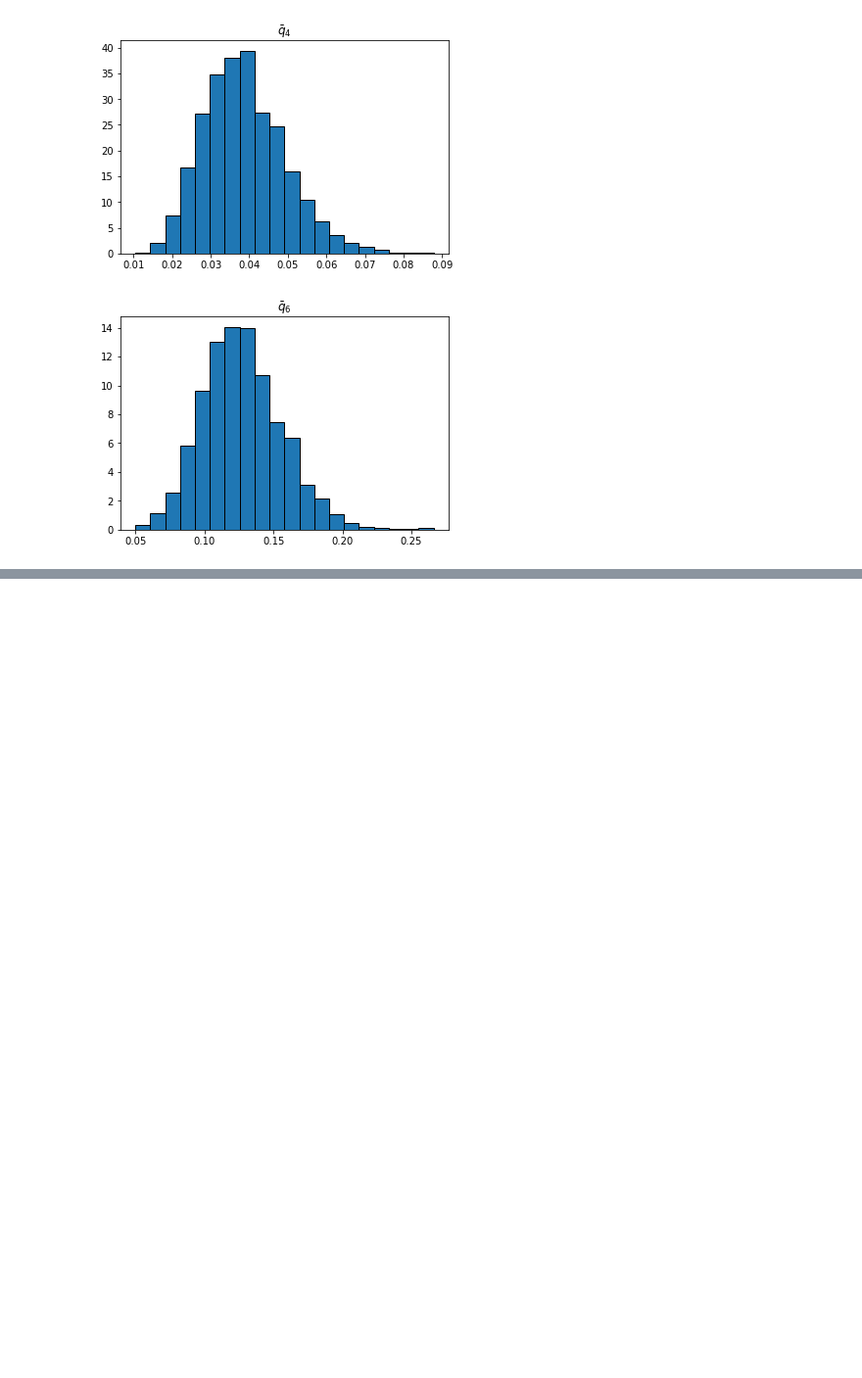
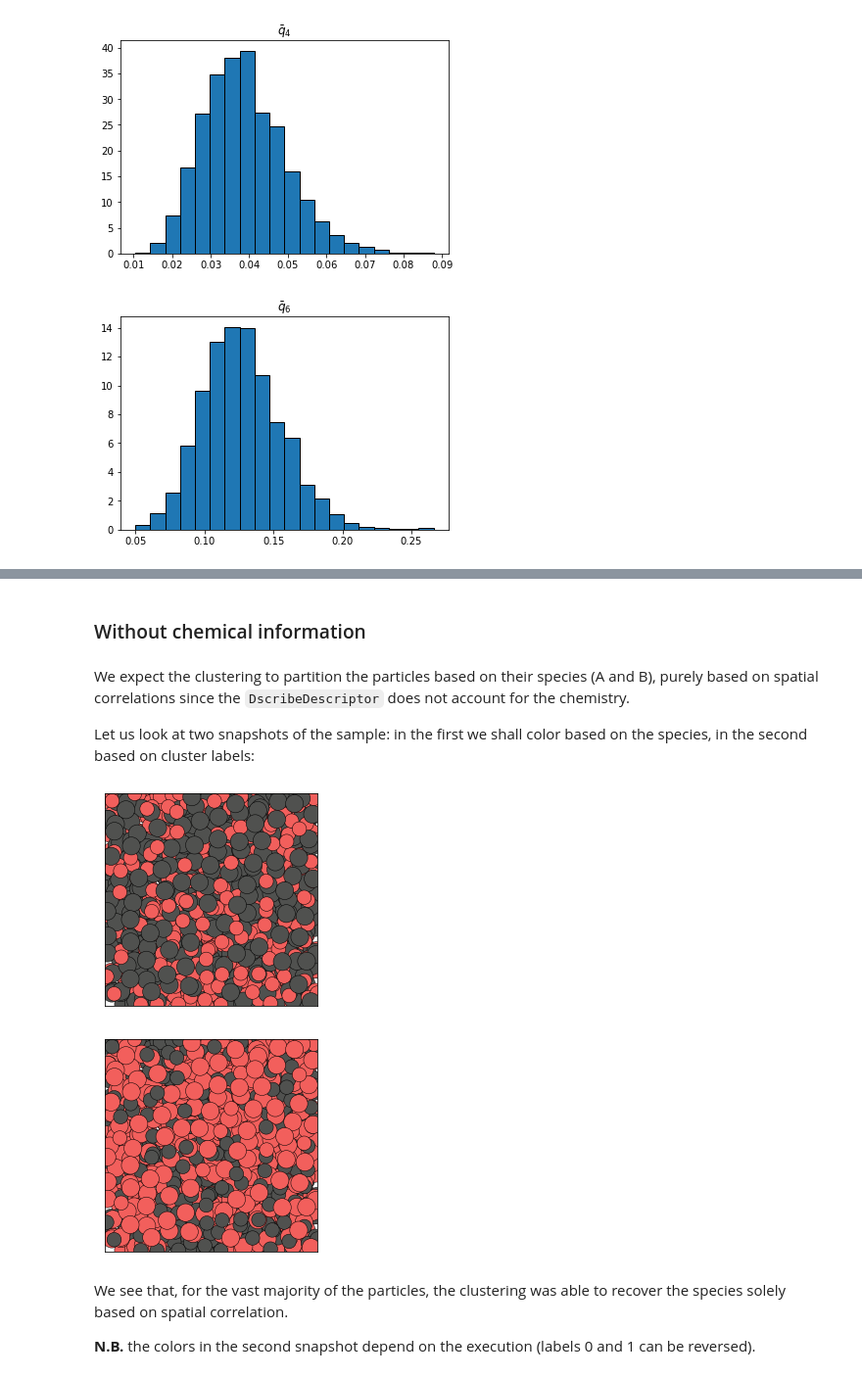
Before and after one commit to jorisparet/partycls, a Jupyter notebook: tutorial/3_descriptors.ipynb, the cells around one changed output, grey strips where cells are left out. Shown at 98% size. Saved outputs shown, nothing was run; the diff lists cells and outputs as text; code cells hidden in the pictures; blank space fills up the shorter version.

Commit message:
Improve notebooks (complete sections, mention groups, mention DScribe, etc.)

```diff
--- a/tutorial/3_descriptors.ipynb
+++ b/tutorial/3_descriptors.ipynb
@@ -275,0 +329,13 @@ plt.show()
+# %%
+from pysc import Trajectory, Workflow
+from pysc.descriptor import DscribeDescriptor, DscribeChemicalDescriptor
+from dscribe.descriptors import SOAP
+
+# Trajectory
+traj = Trajectory('../data/wahn_N1000.xyz')
+
+# Change the radius sizes (for visualization purpose)
+traj.set_property('radius', 0.5, "species == 'A'")
+traj.set_property('radius', 0.4, "species == 'B'")
+# %% [markdown]
+### Without chemical information
@@ -275,0 +353,17 @@ plt.show()
+# %% [markdown]
+We expect the clustering to partition the particles based on their species (A and B), purely based on spatial correlations since the `DscribeDescriptor` does not account for the chemistry.
+
+Let us look at two snapshots of the sample: in the first we shall color based on the species, in the second based on cluster labels:
+# %%
+# First snapshot: species
+_ = traj[0].show(color='species', show=True)
+
+# Second snapshot: labels
+_ = traj[0].show(color='label', show=True)
+# %% [output]
+[figure, added]
+[figure, added]
+# %% [markdown]
+We see that, for the vast majority of the particles, the clustering was able to recover the species solely based on spatial correlation.
+
+**N.B.** the colors in the second snapshot depend on the execution (labels 0 and 1 can be reversed).
```
Also changed, not shown: parts of 21 cells of this notebook, 3 other files.
